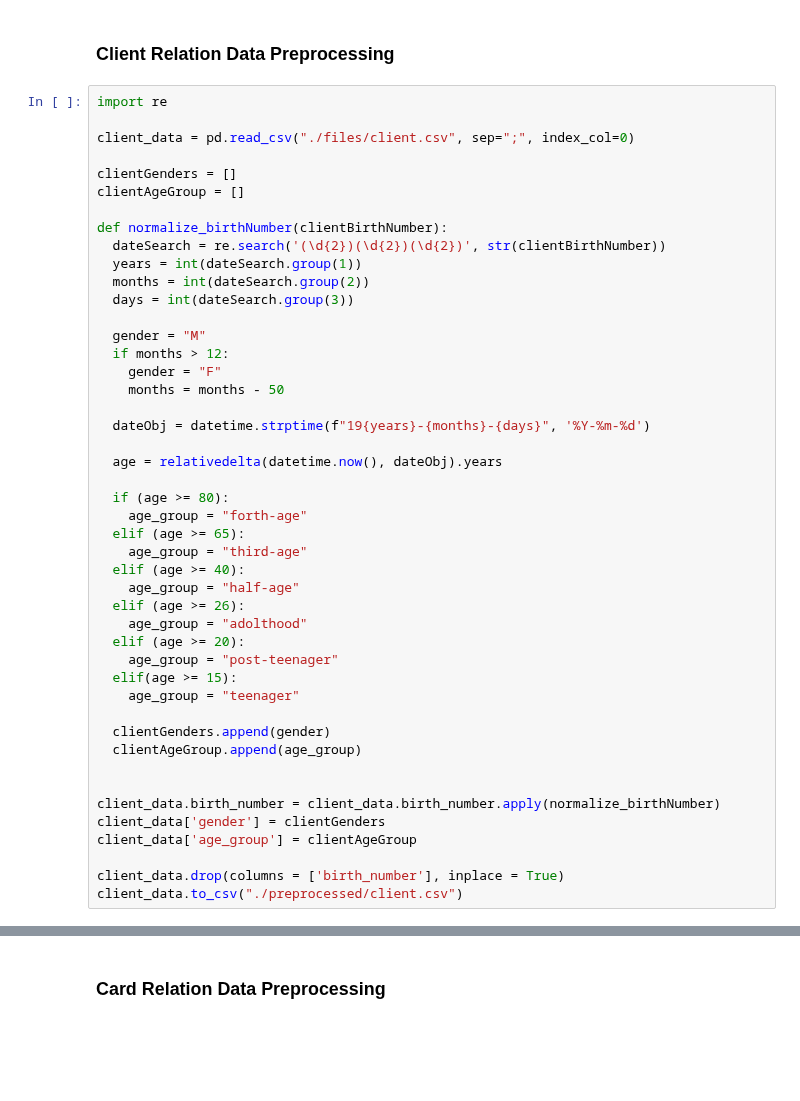
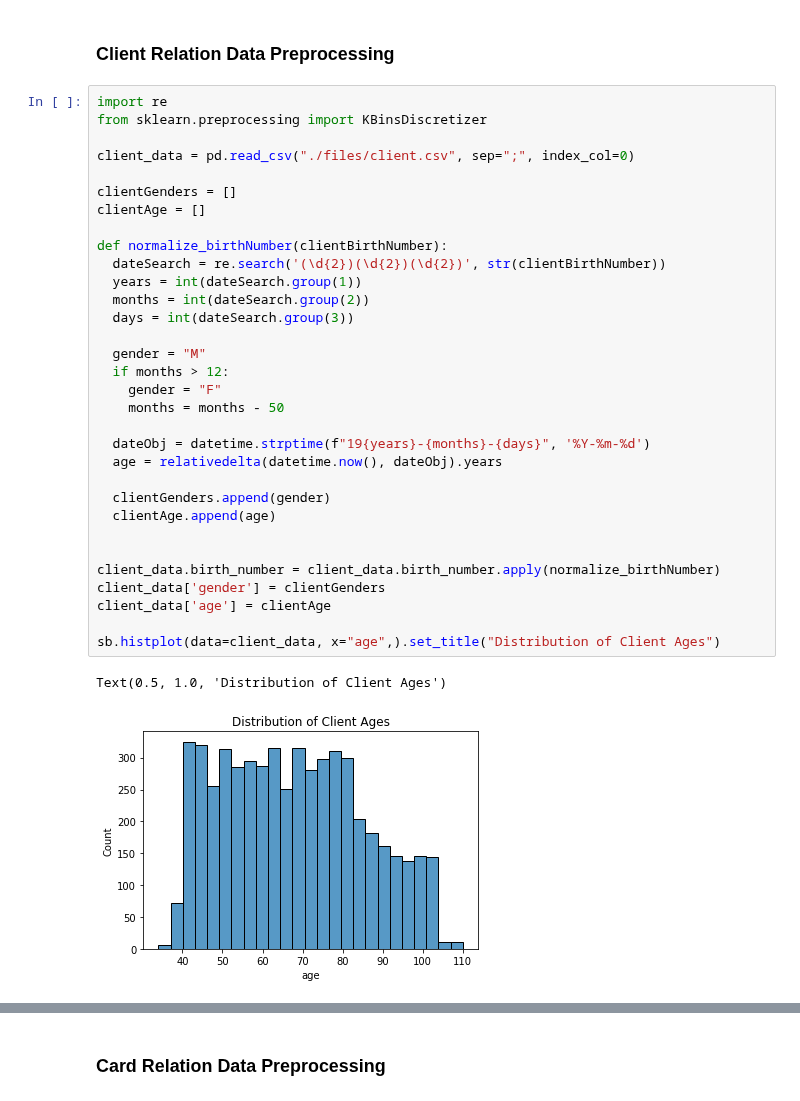
Before and after one commit to 2dukes/PROJ_AC_2122, a Jupyter notebook: dataProcessing.ipynb, the cells around one changed output, grey strips where cells are left out. Saved outputs shown, nothing was run; the diff lists cells and outputs as text; blank space fills up the shorter version.

```diff
--- a/dataProcessing.ipynb
+++ b/dataProcessing.ipynb
@@ -20,47 +20,36 @@ account_data.to_csv("./preprocessed/account.csv")
 ### Client Relation Data Preprocessing
 # %%
 import re
+from sklearn.preprocessing import KBinsDiscretizer
 
 client_data = pd.read_csv("./files/client.csv", sep=";", index_col=0)
 
 clientGenders = []
-clientAgeGroup = []
+clientAge = []
 
 def normalize_birthNumber(clientBirthNumber):
   dateSearch = re.search('(\d{2})(\d{2})(\d{2})', str(clientBirthNumber))
   years = int(dateSearch.group(1))
   months = int(dateSearch.group(2))
   days = int(dateSearch.group(3))
 
   gender = "M"
   if months > 12:
     gender = "F"
     months = months - 50
 
   dateObj = datetime.strptime(f"19{years}-{months}-{days}", '%Y-%m-%d')
-
   age = relativedelta(datetime.now(), dateObj).years
 
-  if (age >= 80):
-    age_group = "forth-age"
-  elif (age >= 65):
-    age_group = "third-age"
-  elif (age >= 40):
-    age_group = "half-age"
-  elif (age >= 26):
-    age_group = "adolthood"
-  elif (age >= 20):
-    age_group = "post-teenager"
-  elif(age >= 15):
-    age_group = "teenager"
-
   clientGenders.append(gender)
-  clientAgeGroup.append(age_group)
+  clientAge.append(age)
 
 
 client_data.birth_number = client_data.birth_number.apply(normalize_birthNumber)
 client_data['gender'] = clientGenders
-client_data['age_group'] = clientAgeGroup
+client_data['age'] = clientAge
 
-client_data.drop(columns = ['birth_number'], inplace = True)
-client_data.to_csv("./preprocessed/client.csv")
+sb.histplot(data=client_data, x="age",).set_title("Distribution of Client Ages")
+# %% [output]
+Text(0.5, 1.0, 'Distribution of Client Ages')
+[figure, added]
```
Also changed, not shown: parts of 3 cells of this notebook, 11 other files.
